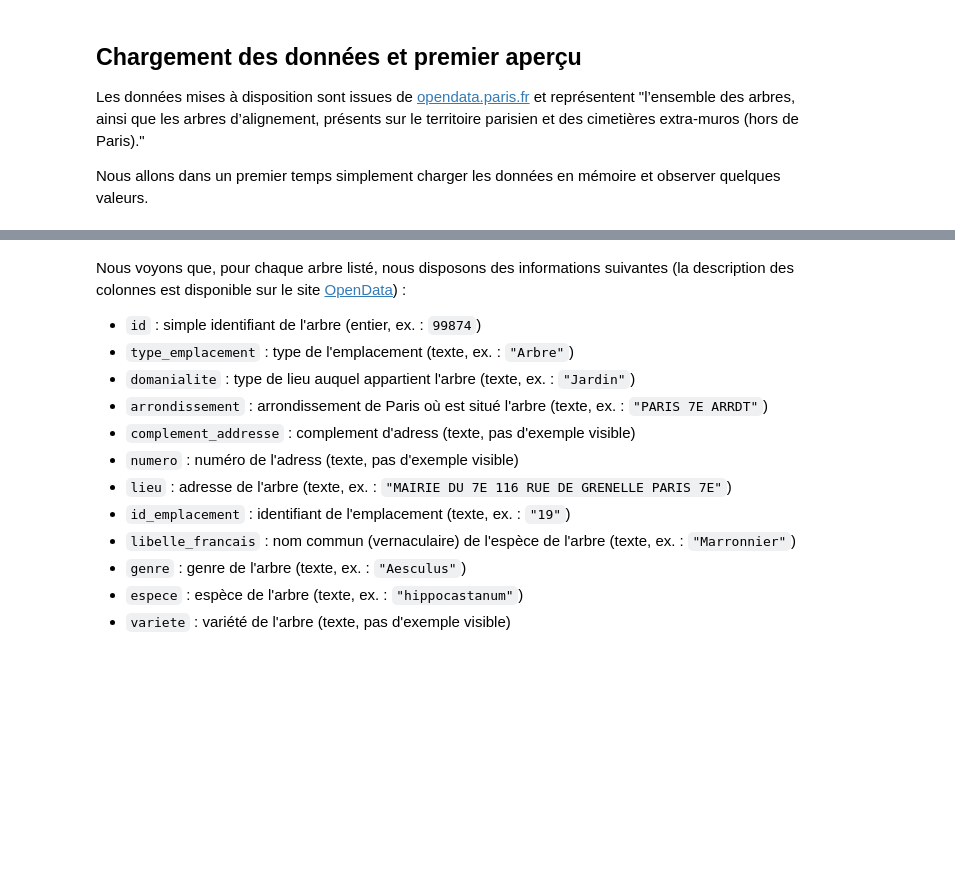
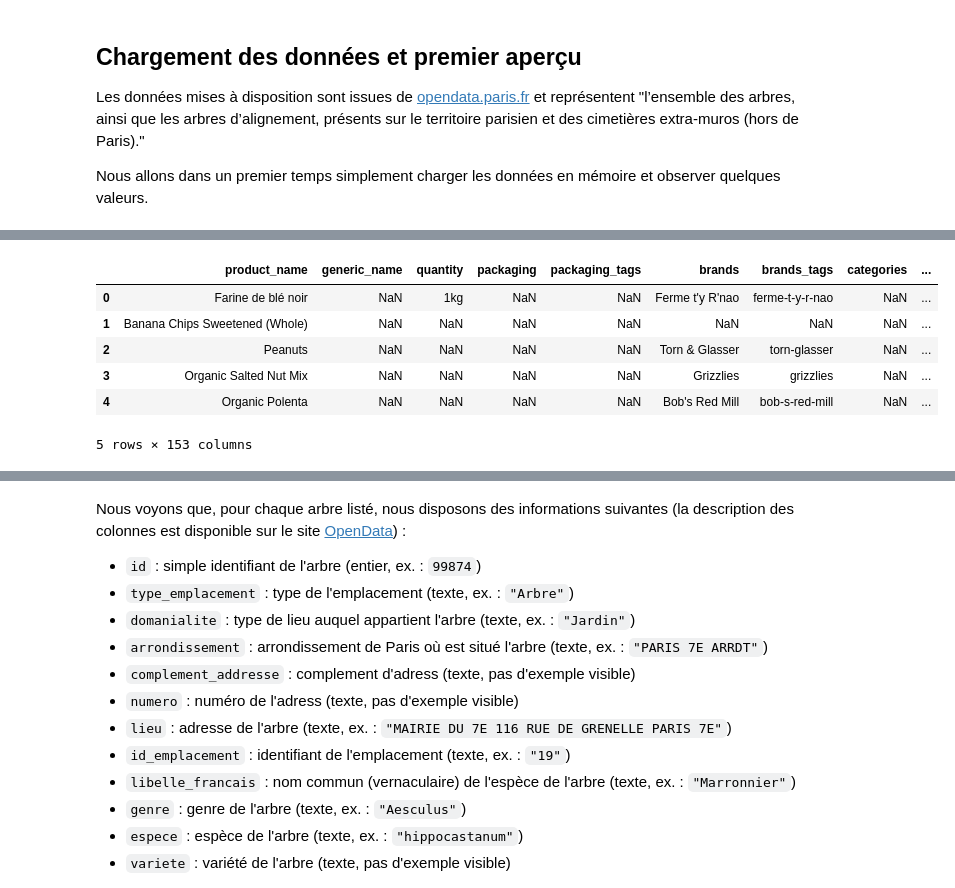
Before and after one commit to fleuryc/oc_ingenieur-ia_P3-Preparez-des-donnees-pour-un-organisme-de-sante-publique, a Jupyter notebook: notebook.ipynb, the cells around one changed output, grey strips where cells are left out. Drawn from its saved outputs; the diff is of its cells as text; code cells hidden in the pictures; blank space fills up the shorter version.

```diff
--- a/notebook.ipynb
+++ b/notebook.ipynb
@@ -80,3 +297,23 @@ raw_data.head()
+# %%
+
+raw_data = pd.read_csv(csv_local_path,
+    sep='\t',
+    usecols=
+        lambda column_name:
+            column_name not in ['code', 'url', 'creator', 'created_t', 'created_datetime', 'last_modified_t', 'last_modified_datetime',
+                'image_url', 'image_small_url', 'nutrition-score-uk_100g ']
+)
+
+# display first 5 rows
+raw_data.head()
+# %% [output]
+|  | product_name | generic_name | quantity | packaging | packaging_tags | brands | brands_tags | categories | ... |
+| 0 | Farine de blé noir | NaN | 1kg | NaN | NaN | Ferme t'y R'nao | ferme-t-y-r-nao | NaN | ... |
+| 1 | Banana Chips Sweetened (Whole) | NaN | NaN | NaN | NaN | NaN | NaN | NaN | ... |
+| 2 | Peanuts | NaN | NaN | NaN | NaN | Torn & Glasser | torn-glasser | NaN | ... |
+| 3 | Organic Salted Nut Mix | NaN | NaN | NaN | NaN | Grizzlies | grizzlies | NaN | ... |
+| 4 | Organic Polenta | NaN | NaN | NaN | NaN | Bob's Red Mill | bob-s-red-mill | NaN | ... |
+5 rows × 153 columns
 # %%
 
 # Display data types and empty values
```
Also changed, not shown: parts of 44 cells of this notebook.
